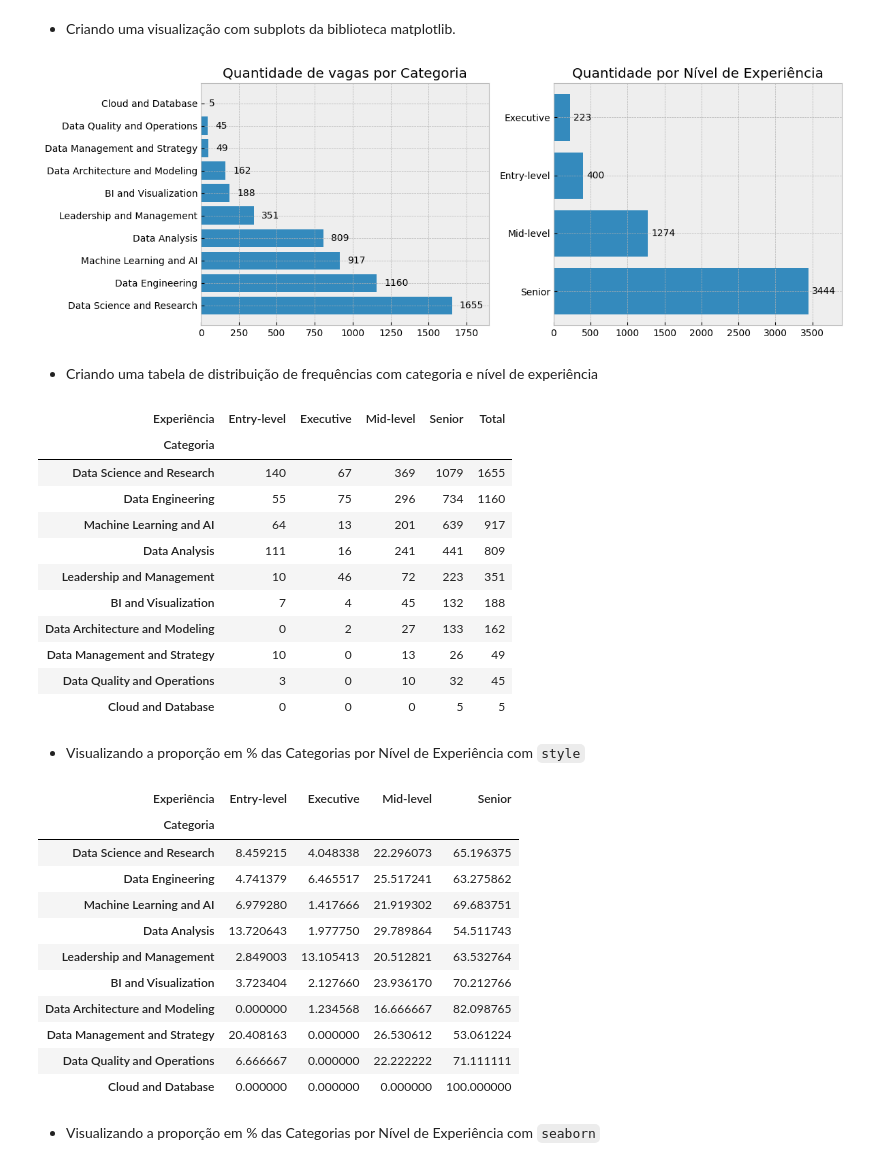
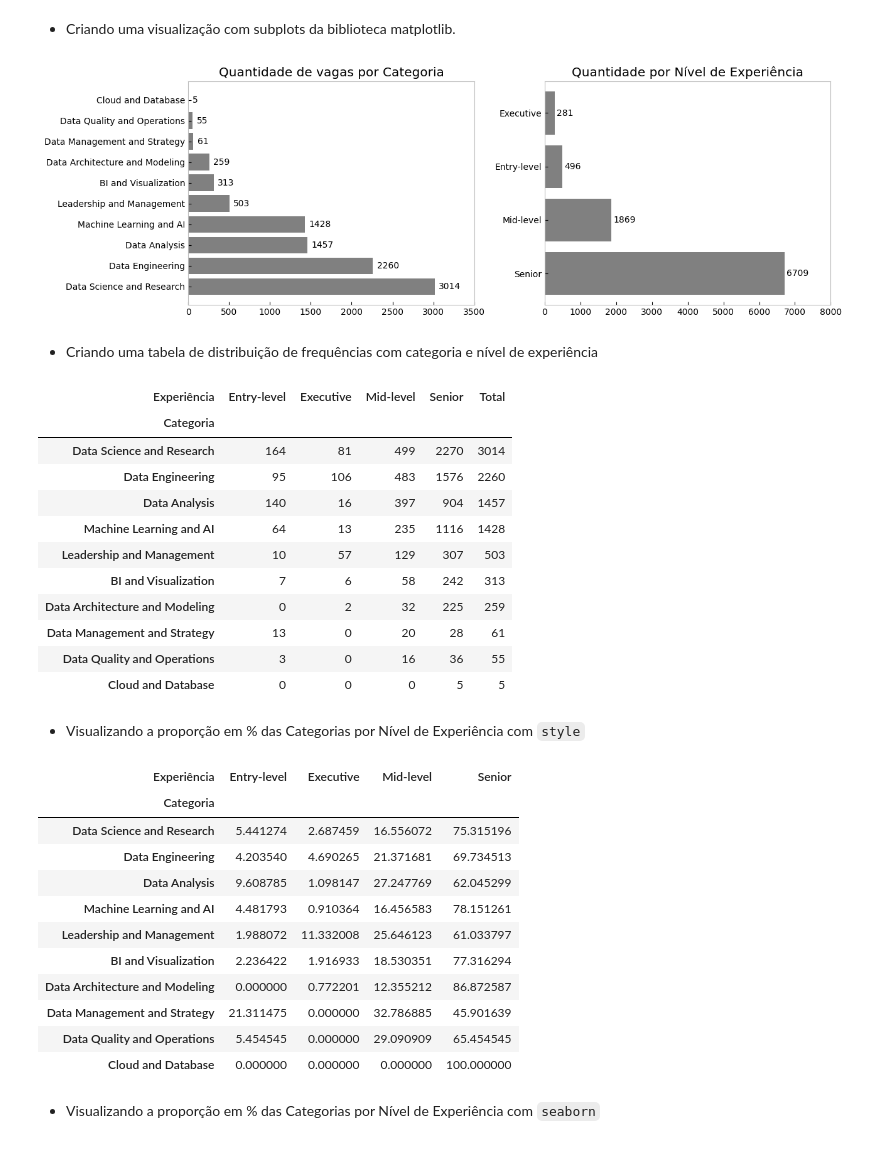
Before and after one commit to ryanrodr/eda-jobs-in-data, a Jupyter notebook: notebooks/analise_exploratoria.ipynb, the cells around one changed output. Cells and saved outputs as stored; diff of their text form; code cells hidden in the pictures.

Commit message:
Alterando as visualizações

```diff
--- a/notebooks/analise_exploratoria.ipynb
+++ b/notebooks/analise_exploratoria.ipynb
@@ -56,5 +50,3 @@ df.duplicated().sum()
-# %%
-df.drop_duplicates(inplace=True)
 # %%
 df.head(3)
 # %% [output]
@@ -149,2 +166,9 @@ tabela_categoria['Frequência Relativa Acumulada (%)'] = (tabela_categoria['Freq
+# %%
+# Calculando a soma acumulada com a medida de frequência
+tabela_categoria['Frequência Acumulada'] = tabela_categoria['Frequência'].cumsum()
+
+# Calculando a frequência relativa acumulada
+tabela_categoria['Frequência Relativa Acumulada (%)'] = (tabela_categoria['Frequência Acumulada'] /
+                                                         tabela_categoria['Frequência'].sum()) * 100
 # %%
 tabela_categoria.rename_axis('Categoria', inplace=True)
@@ -262,7 +293,7 @@ percentual_exp = df['experience_level'].value_counts(normalize=True) * 100
 tabela_exp = pd.DataFrame({'Quantidade': quantidade_exp,
                            'Porcentagem (%)': percentual_exp})
 
-tabela_exp = tabela_exp.reset_index().rename(columns={'index': 'Experiência'})
+tabela_exp = tabela_exp.reset_index().rename(columns={'experience_level': 'Experiência'})
 # %%
 # Centralizando a visualização da tabela
 tabela_exp.style.set_properties(**{'text-align': 'center'})
@@ -280,28 +311,37 @@ tabela_exp.style.set_properties(**{'text-align': 'center'})
 tabela_categoria['Categoria'] = tabela_categoria['Categoria'].str.replace('\n', ' and ')
 # %%
 # Definindo o tamanho da imagem
-plt.figure(figsize=(12, 8))
+plt.figure(figsize=(13, 8))
 
-# Criando um gráfico de barras horizontais
-plt.subplot(2, 2, 1)
-plt.barh(tabela_categoria['Categoria'], tabela_categoria['Frequência'], color='C0')
+# Criando um gráfico de barras horizontais para Categorias
+ax1 = plt.subplot(2, 2, 1)
+bars1 = plt.barh(tabela_categoria['Categoria'], tabela_categoria['Frequência'], color='gray')
 for i, quantidade in enumerate(tabela_categoria['Frequência']):
     plt.text(quantidade + 50, i, str(quantidade), va='center')
 plt.title('Quantidade de vagas por Categoria')
-plt.xlim(0, 1900)
+plt.xlim(0, 3500)
 
-# Criando um gráfico de barras horizontais
-plt.subplot(2, 2, 2)
-plt.barh(tabela_exp['Experiência'], tabela_exp['Quantidade'], color='C0')
+# Criando um gráfico de barras horizontais para Experiência
+ax2 = plt.subplot(2, 2, 2)
+bars2 = plt.barh(tabela_exp['Experiência'], tabela_exp['Quantidade'], color='gray')
 for i, quantidade in enumerate(tabela_exp['Quantidade']):
     plt.text(quantidade + 50, i, str(quantidade), va='center')
 plt.title('Quantidade por Nível de Experiência')
-plt.xlim(0, 3900)
+plt.xlim(0, 8000)
+
+# Remover fundo e linhas de grade
+ax1.grid(False)
+ax2.grid(False)
+ax1.set_facecolor('none')
+ax2.set_facecolor('none')
 
 # Ajustando o tamanho
 plt.tight_layout()
+
+# Exibir o gráfico
+plt.show()
 # %% [output]
-[figure, old version]
+[figure, new version]
 # %% [markdown]
 - Criando uma tabela de distribuição de frequências com categoria e nível de experiência
 # %%
@@ -322,15 +362,15 @@ tabela_dist_exp.style.background_gradient(cmap='binary')
 # %% [output]
 | Experiência | Entry-level | Executive | Mid-level | Senior | Total |
 | Categoria |  |  |  |  |  |
-| Data Science and Research | 140 | 67 | 369 | 1079 | 1655 |
-| Data Engineering | 55 | 75 | 296 | 734 | 1160 |
-| Machine Learning and AI | 64 | 13 | 201 | 639 | 917 |
-| Data Analysis | 111 | 16 | 241 | 441 | 809 |
-| Leadership and Management | 10 | 46 | 72 | 223 | 351 |
-| BI and Visualization | 7 | 4 | 45 | 132 | 188 |
-| Data Architecture and Modeling | 0 | 2 | 27 | 133 | 162 |
-| Data Management and Strategy | 10 | 0 | 13 | 26 | 49 |
-| Data Quality and Operations | 3 | 0 | 10 | 32 | 45 |
+| Data Science and Research | 164 | 81 | 499 | 2270 | 3014 |
+| Data Engineering | 95 | 106 | 483 | 1576 | 2260 |
+| Data Analysis | 140 | 16 | 397 | 904 | 1457 |
+| Machine Learning and AI | 64 | 13 | 235 | 1116 | 1428 |
+| Leadership and Management | 10 | 57 | 129 | 307 | 503 |
+| BI and Visualization | 7 | 6 | 58 | 242 | 313 |
+| Data Architecture and Modeling | 0 | 2 | 32 | 225 | 259 |
+| Data Management and Strategy | 13 | 0 | 20 | 28 | 61 |
+| Data Quality and Operations | 3 | 0 | 16 | 36 | 55 |
 | Cloud and Database | 0 | 0 | 0 | 5 | 5 |
 # %%
 # Removendo a coluna Total para criar um HeatMap
@@ -347,15 +387,15 @@ categoria_exp.style.background_gradient(cmap='binary')
 # %% [output]
 | Experiência | Entry-level | Executive | Mid-level | Senior |
 | Categoria |  |  |  |  |
-| Data Science and Research | 8.459215 | 4.048338 | 22.296073 | 65.196375 |
-| Data Engineering | 4.741379 | 6.465517 | 25.517241 | 63.275862 |
-| Machine Learning and AI | 6.979280 | 1.417666 | 21.919302 | 69.683751 |
-| Data Analysis | 13.720643 | 1.977750 | 29.789864 | 54.511743 |
-| Leadership and Management | 2.849003 | 13.105413 | 20.512821 | 63.532764 |
-| BI and Visualization | 3.723404 | 2.127660 | 23.936170 | 70.212766 |
-| Data Architecture and Modeling | 0.000000 | 1.234568 | 16.666667 | 82.098765 |
-| Data Management and Strategy | 20.408163 | 0.000000 | 26.530612 | 53.061224 |
-| Data Quality and Operations | 6.666667 | 0.000000 | 22.222222 | 71.111111 |
+| Data Science and Research | 5.441274 | 2.687459 | 16.556072 | 75.315196 |
+| Data Engineering | 4.203540 | 4.690265 | 21.371681 | 69.734513 |
+| Data Analysis | 9.608785 | 1.098147 | 27.247769 | 62.045299 |
+| Machine Learning and AI | 4.481793 | 0.910364 | 16.456583 | 78.151261 |
+| Leadership and Management | 1.988072 | 11.332008 | 25.646123 | 61.033797 |
+| BI and Visualization | 2.236422 | 1.916933 | 18.530351 | 77.316294 |
+| Data Architecture and Modeling | 0.000000 | 0.772201 | 12.355212 | 86.872587 |
+| Data Management and Strategy | 21.311475 | 0.000000 | 32.786885 | 45.901639 |
+| Data Quality and Operations | 5.454545 | 0.000000 | 29.090909 | 65.454545 |
 | Cloud and Database | 0.000000 | 0.000000 | 0.000000 | 100.000000 |
 # %% [markdown]
 - Visualizando a proporção em % das Categorias por Nível de Experiência com `seaborn`
```
Also changed, not shown: parts of 18 cells of this notebook.
